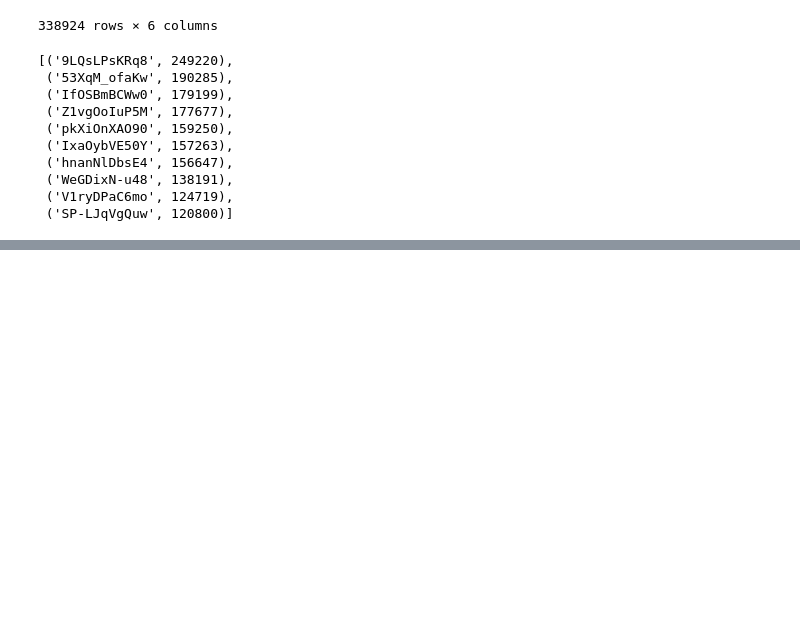
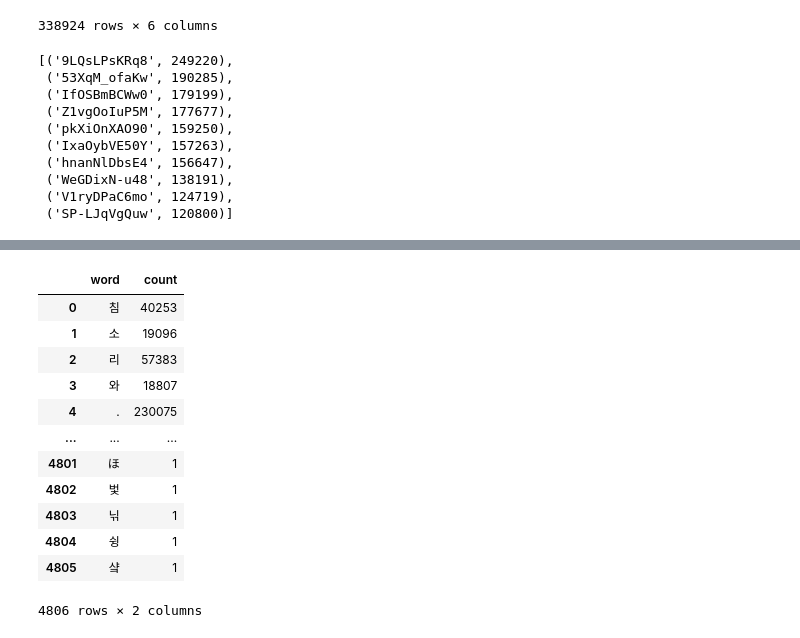
Before and after one commit to kimhyunso/coper-project, a Jupyter notebook: Main.ipynb, the cells around one changed output, grey strips where cells are left out. Cells and saved outputs as stored; diff of their text form; code cells hidden in the pictures; blank space fills up the shorter version.

```diff
--- a/Main.ipynb
+++ b/Main.ipynb
@@ -295,6 +309,26 @@ cm = CoherenceModel(model=model, corpus=corpus, coherence='u_mass')
 coherence = cm.get_coherence()
 # %%
 print(coherence)
+# %%
+comment_df = pd.read_csv('./데이터/침착맨_commets.csv', encoding='utf-8', engine='python')
+stop_words = prep.stopwords('./데이터/stopwords.txt')
+
+
+prep.word_freq(comment_df)
+# %% [output]
+|  | word | count |
+| 0 | 침 | 40253 |
+| 1 | 소 | 19096 |
+| 2 | 리 | 57383 |
+| 3 | 와 | 18807 |
+| 4 | . | 230075 |
+| ... | ... | ... |
+| 4801 | ほ | 1 |
+| 4802 | 벛 | 1 |
+| 4803 | 닊 | 1 |
+| 4804 | 슁 | 1 |
+| 4805 | 샼 | 1 |
+4806 rows × 2 columns
 # %%
 import pygwalker as pyg
 import pandas as pd
```
Also changed, not shown: parts of 5 cells of this notebook, 30 other files.
